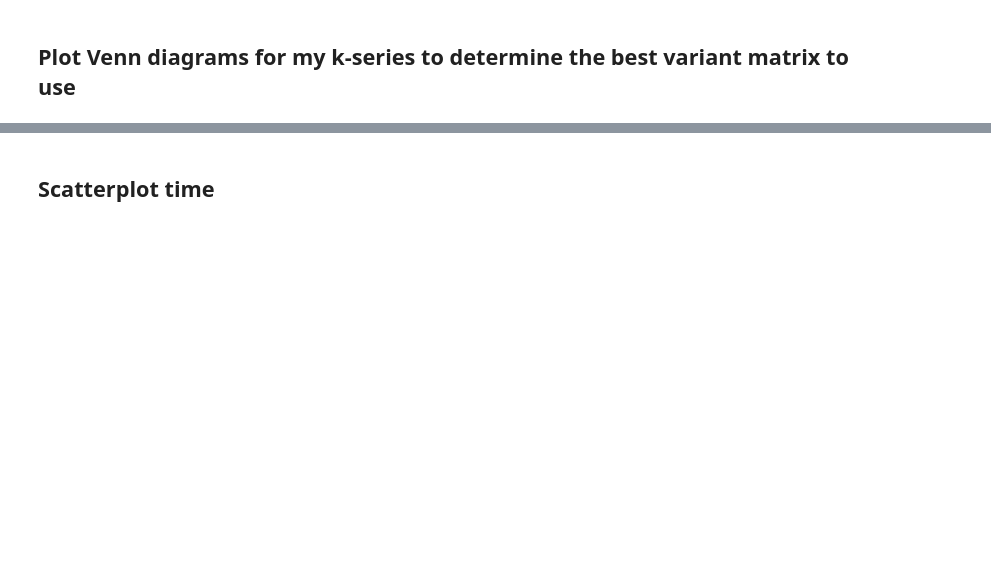
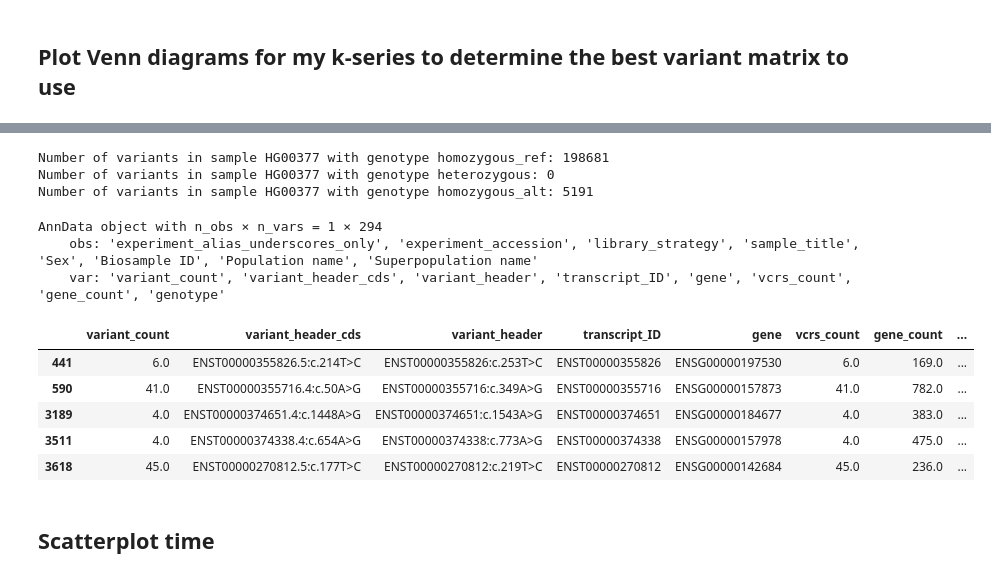
Before and after one commit to pachterlab/RLSRP_2025, a Jupyter notebook: notebooks/Fig3_geuvadis.ipynb, the cells around one changed output, grey strips where cells are left out. Drawn from its saved outputs; the diff is of its cells as text; code cells hidden in the pictures; blank space fills up the shorter version.

```diff
--- a/notebooks/Fig3_geuvadis.ipynb
+++ b/notebooks/Fig3_geuvadis.ipynb
@@ -403,3 +345,28 @@ adata_vcrs.var = adata_vcrs.var.merge(
+# %%
+genotype_value_to_string_mapping = {0: "homozygous_ref", 1: "heterozygous", 2: "homozygous_alt"}
+for genotype_value, genotype_string in genotype_value_to_string_mapping.items():
+    number_of_variants_with_this_genotype = len(adata_genotype_single_sample.var.loc[adata_genotype_single_sample.var['genotype'] == genotype_value])
+    print(f"Number of variants in sample {sample_title} with genotype {genotype_string}: {number_of_variants_with_this_genotype}")
+# %% [output]
+Number of variants in sample HG00377 with genotype homozygous_ref: 198681
+Number of variants in sample HG00377 with genotype heterozygous: 0
+Number of variants in sample HG00377 with genotype homozygous_alt: 5191
+# %%
+adata_vcrs_single_sample = adata_vcrs_single_sample[:, (adata_vcrs_single_sample.var['genotype'] > 0) & (adata_vcrs_single_sample.var['vcrs_count'] > 0) & (~adata_vcrs_single_sample.var['gene'].isna())].copy()
+adata_vcrs_single_sample
+# %% [output]
+AnnData object with n_obs × n_vars = 1 × 294
+    obs: 'experiment_alias_underscores_only', 'experiment_accession', 'library_strategy', 'sample_title', 'Sex', 'Biosample ID', 'Population name', 'Superpopulation name'
+    var: 'variant_count', 'variant_header_cds', 'variant_header', 'transcript_ID', 'gene', 'vcrs_count', 'gene_count', 'genotype'
+# %%
+adata_vcrs_single_sample.var.head()
+# %% [output]
+|  | variant_count | variant_header_cds | variant_header | transcript_ID | gene | vcrs_count | gene_count | ... |
+| 441 | 6.0 | ENST00000355826.5:c.214T>C | ENST00000355826:c.253T>C | ENST00000355826 | ENSG00000197530 | 6.0 | 169.0 | ... |
+| 590 | 41.0 | ENST00000355716.4:c.50A>G | ENST00000355716:c.349A>G | ENST00000355716 | ENSG00000157873 | 41.0 | 782.0 | ... |
+| 3189 | 4.0 | ENST00000374651.4:c.1448A>G | ENST00000374651:c.1543A>G | ENST00000374651 | ENSG00000184677 | 4.0 | 383.0 | ... |
+| 3511 | 4.0 | ENST00000374338.4:c.654A>G | ENST00000374338:c.773A>G | ENST00000374338 | ENSG00000157978 | 4.0 | 475.0 | ... |
+| 3618 | 45.0 | ENST00000270812.5:c.177T>C | ENST00000270812:c.219T>C | ENST00000270812 | ENSG00000142684 | 45.0 | 236.0 | ... |
 # %% [markdown]
 ## Scatterplot time
 # %%
```
Also changed, not shown: parts of 19 cells of this notebook, 9 other files.
